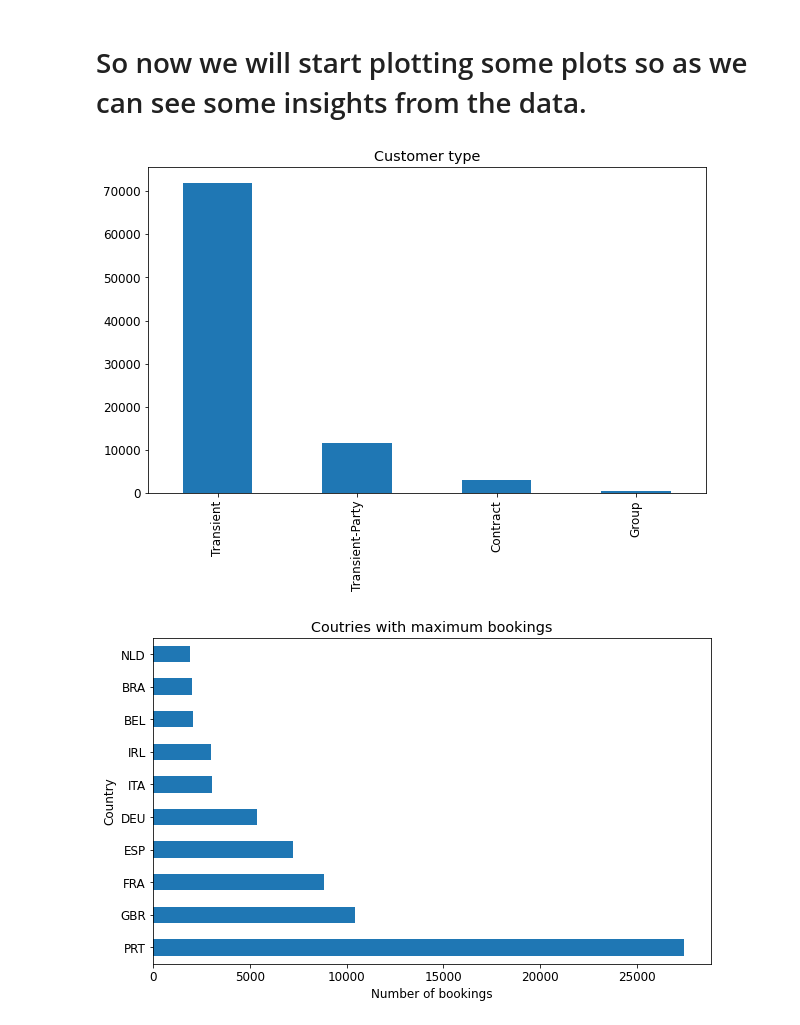
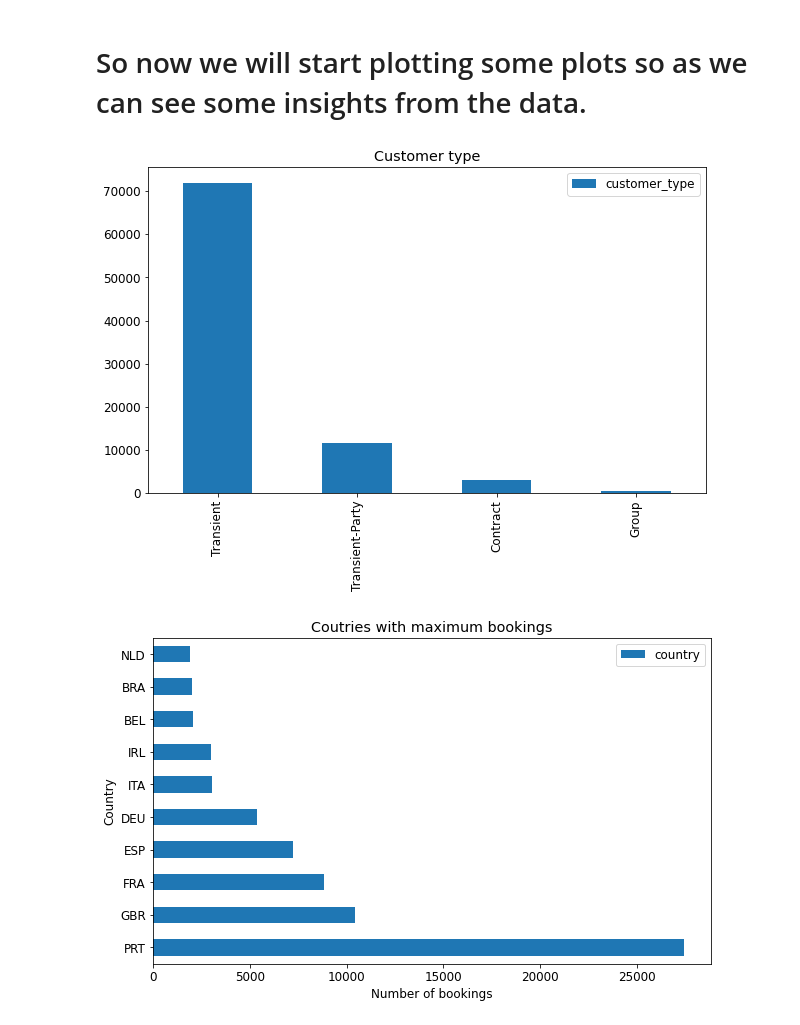
Before and after one commit to jatinsharma16/Capstone-Project-EDA, a Jupyter notebook: Hotel_Booking_Analysis_Capstone_Project.ipynb, the cells around one changed output. Cells and saved outputs as stored; diff of their text form; code cells hidden in the pictures.

```diff
--- a/Hotel_Booking_Analysis_Capstone_Project.ipynb
+++ b/Hotel_Booking_Analysis_Capstone_Project.ipynb
@@ -199,20 +199,22 @@ plt.rc('font', size = 12)
 # %%
 # The below graph would present the number of customers from each type.
 plt.figure(figsize=(10,6))
 plt.title('Customer type')
 df['customer_type'].value_counts().plot(kind = 'bar')
+plt.legend()
 plt.show()
 # %% [output]
-[figure, old version]
+[figure, new version]
 # %%
 plt.figure(figsize=(10,6))
 df['country'].value_counts().sort_values(ascending=False).head(10).plot(kind='barh')
 plt.title('Coutries with maximum bookings')
 plt.xlabel('Number of bookings')
 plt.ylabel('Country')
+plt.legend()
 plt.show()
 # %% [output]
-[figure, old version]
+[figure, new version]
 # %%
 plt.figure(figsize=(10,6))
 df['reserved_room_type'].value_counts().plot(kind = 'bar')
```
Also changed, not shown: parts of 15 cells of this notebook.
